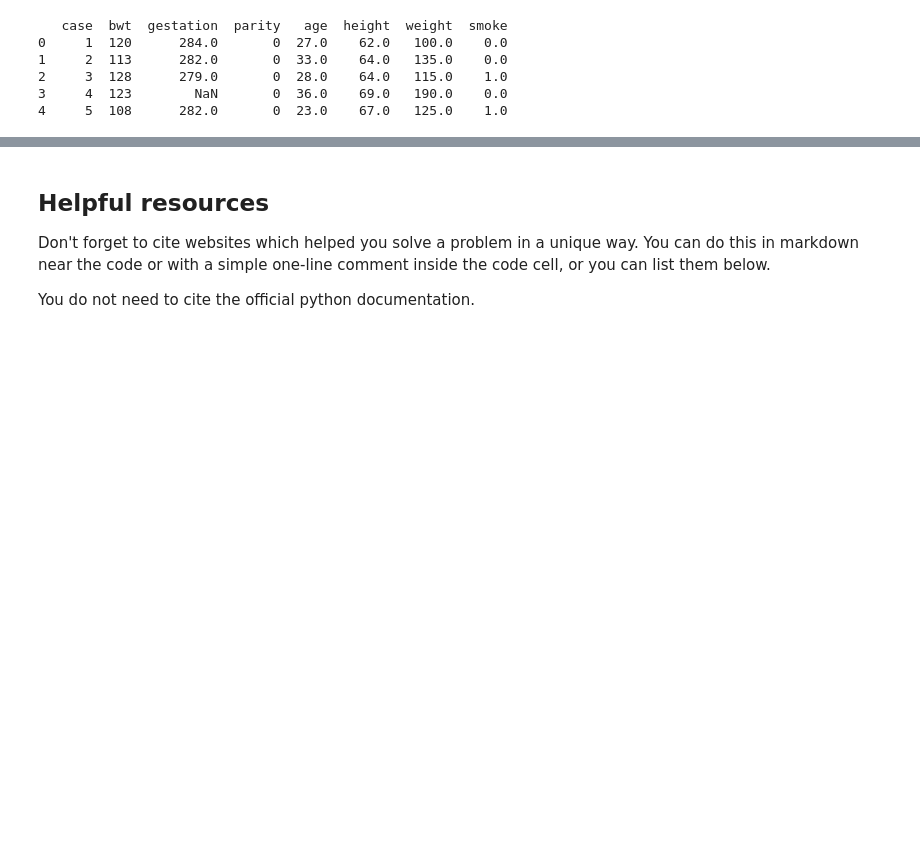
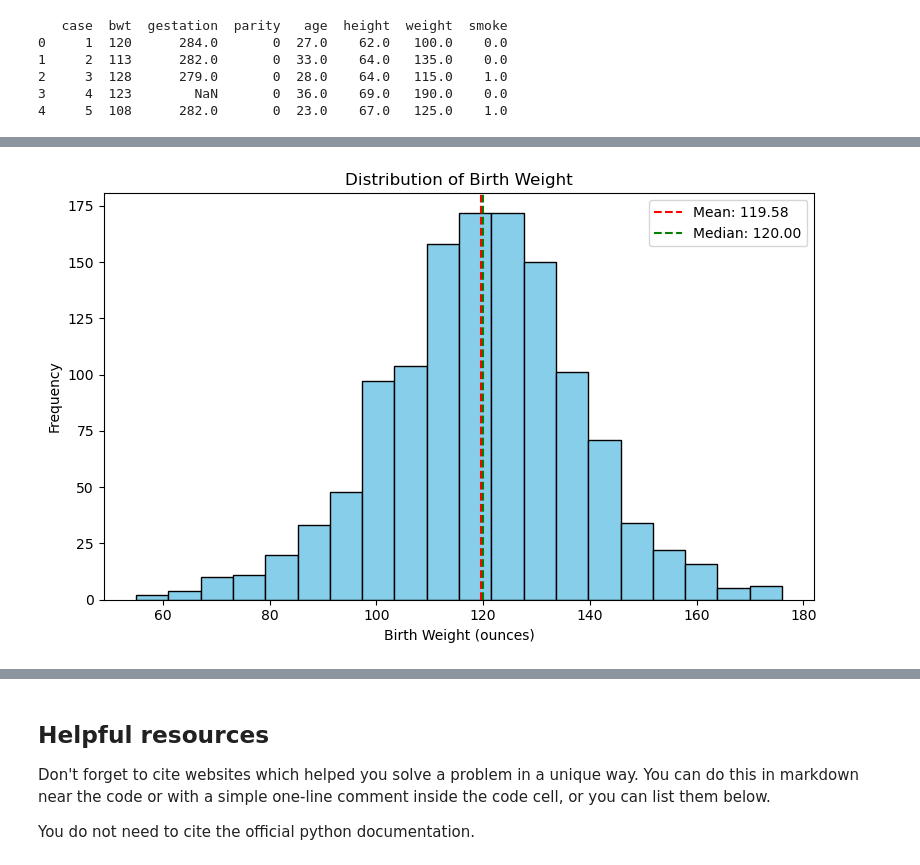
Before and after one commit to DavidYu75/ds3000-assignments, a Jupyter notebook: DS3000.A10.David.Yu.ipynb, the cells around one changed output, grey strips where cells are left out. Drawn from its saved outputs; the diff is of its cells as text; code cells hidden in the pictures; blank space fills up the shorter version.

```diff
--- a/DS3000.A10.David.Yu.ipynb
+++ b/DS3000.A10.David.Yu.ipynb
@@ -45,0 +51,20 @@ TODO: Copy/Paste the instructions for this question.
+# %%
+print("Dataset shape:", df.shape)
+print("\nFirst 5 rows:")
+print(df.head())
+
+print("\nMissing values before cleaning:")
+print(df.isna().sum())
+
+df = df.replace("NA", np.nan)
+
+# Convert all columns to appropriate data types
+for col in df.columns:
+    if col != 'case':
+        df[col] = pd.to_numeric(df[col], errors='coerce')
+
+print("\nMissing values after NA conversion:")
+print(df.isna().sum())
+
+print("\nSummary statistics:")
+print(df.describe().round(2))
@@ -45,0 +118,14 @@ TODO: Copy/Paste the instructions for this question.
+# %%
+# Birth weight distribution
+plt.figure(figsize=(8, 5))
+plt.hist(df['bwt'].dropna(), bins=20, color='skyblue', edgecolor='black')
+plt.title('Distribution of Birth Weight')
+plt.xlabel('Birth Weight (ounces)')
+plt.ylabel('Frequency')
+plt.axvline(df['bwt'].mean(), color='red', linestyle='--', label=f'Mean: {df["bwt"].mean():.2f}')
+plt.axvline(df['bwt'].median(), color='green', linestyle='--', label=f'Median: {df["bwt"].median():.2f}')
+plt.legend()
+plt.tight_layout()
+plt.show()
+# %% [output]
+[figure, added]
```
Also changed, not shown: parts of 10 cells of this notebook.
